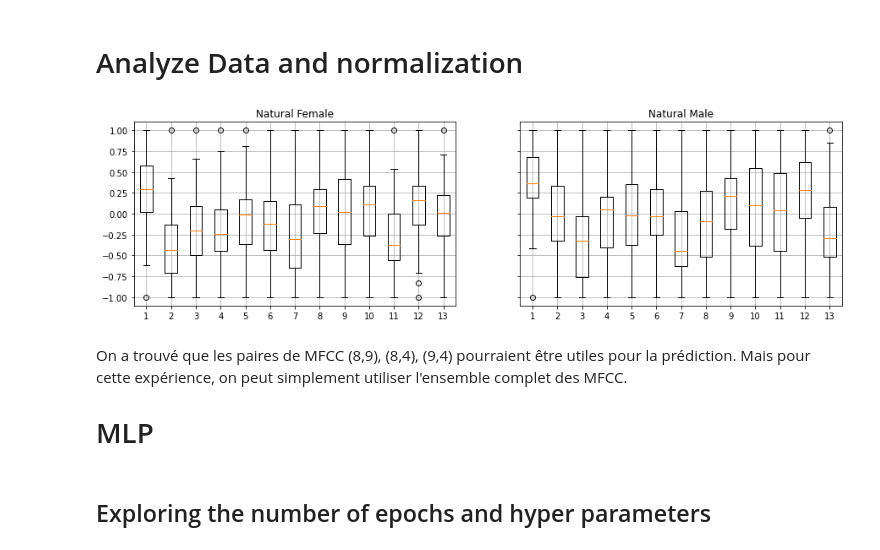
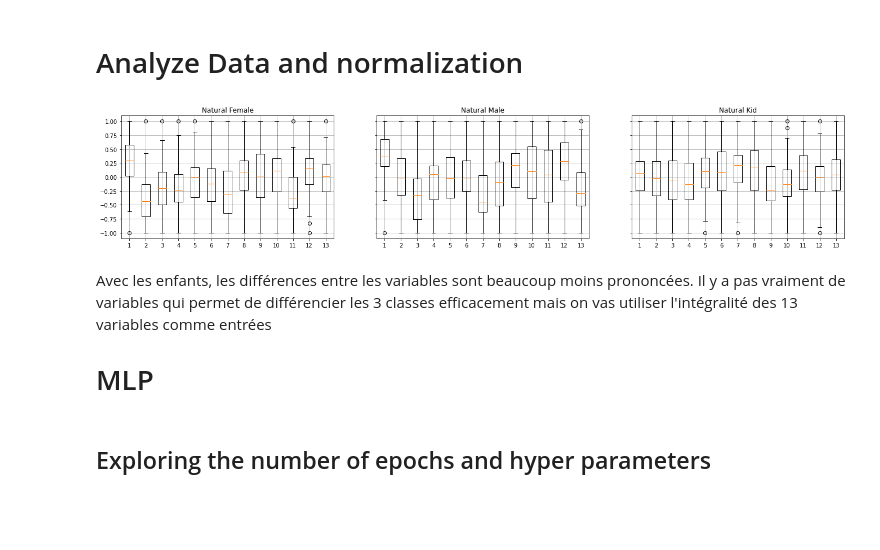
Before and after one commit to Nelson-Jnrnd/ARN_L3, a Jupyter notebook: notebooks/experience_2.ipynb, the cells around one changed output. Drawn from its saved outputs; the diff is of its cells as text; code cells hidden in the pictures; blank space fills up the shorter version.

```diff
--- a/notebooks/experience_2.ipynb
+++ b/notebooks/experience_2.ipynb
@@ -26,34 +26,41 @@ nk_paths = glob.glob(os.path.join(PATH, 'nk*.wav'))
 # Here we read the wave files and store their content in lists
 naf_audios = [wav.read(path) for path in naf_paths]
 nam_audios = [wav.read(path) for path in nam_paths]
+nk_audios = [wav.read(path) for path in nk_paths]
 # %% [markdown]
 # Analyze Data and normalization
 # %%
 from sklearn import preprocessing
 
 naf_mfcc_median = np.array([np.median(mfcc(naf[1], naf[0], nfft=1024), axis=0) for naf in naf_audios])# ...
 nam_mfcc_median = np.array([np.median(mfcc(nam[1], nam[0], nfft=1024), axis=0) for nam in nam_audios])# ...
+nk_mfcc_median = np.array([np.median(mfcc(nk[1], nk[0], nfft=1024), axis=0) for nk in nk_audios])# ...
 
 # Normalize the data attributes
 
 minMaxScaler = preprocessing.MinMaxScaler()
 naf_mfcc_median= 2 * minMaxScaler.fit_transform(naf_mfcc_median) - 1
 nam_mfcc_median= 2 * minMaxScaler.fit_transform(nam_mfcc_median) - 1
+nk_mfcc_median= 2 * minMaxScaler.fit_transform(nk_mfcc_median) - 1
 
-f, (ax1, ax2) = pl.subplots(1,2, sharey='all', figsize=(15,4))
+f, (ax1, ax2, ax3) = pl.subplots(1,3, sharey='all', figsize=(23,4))
 ax1.plot()
 ax1.boxplot(naf_mfcc_median)
 ax1.set_title('Natural Female')
 ax1.grid()
+
 ax2.boxplot(nam_mfcc_median)
 ax2.set_title('Natural Male')
 ax2.grid()
+
+ax3.boxplot(nk_mfcc_median)
+ax3.set_title('Natural Kid')
+ax3.grid()
 # %% [output]
-[figure, old version]
+[figure, new version]
-# %% [markdown]
-On a trouvé que les paires de MFCC (8,9), (8,4), (9,4) pourraient être utiles pour la prédiction. Mais pour cette expérience, on peut simplement utiliser l'ensemble complet des MFCC.
-
-# MLP
+# %% [markdown]
+Avec les enfants, les différences entre les variables sont beaucoup moins prononcées. Il y a pas vraiment de variables qui permet de différencier les 3 classes efficacement mais on vas utiliser l'intégralité des 13 variables comme entrées
+# MLP
 # %% [markdown]
 ## Exploring the number of epochs and hyper parameters
 # %%
```
Also changed, not shown: parts of 2 cells of this notebook, 9 other files.
